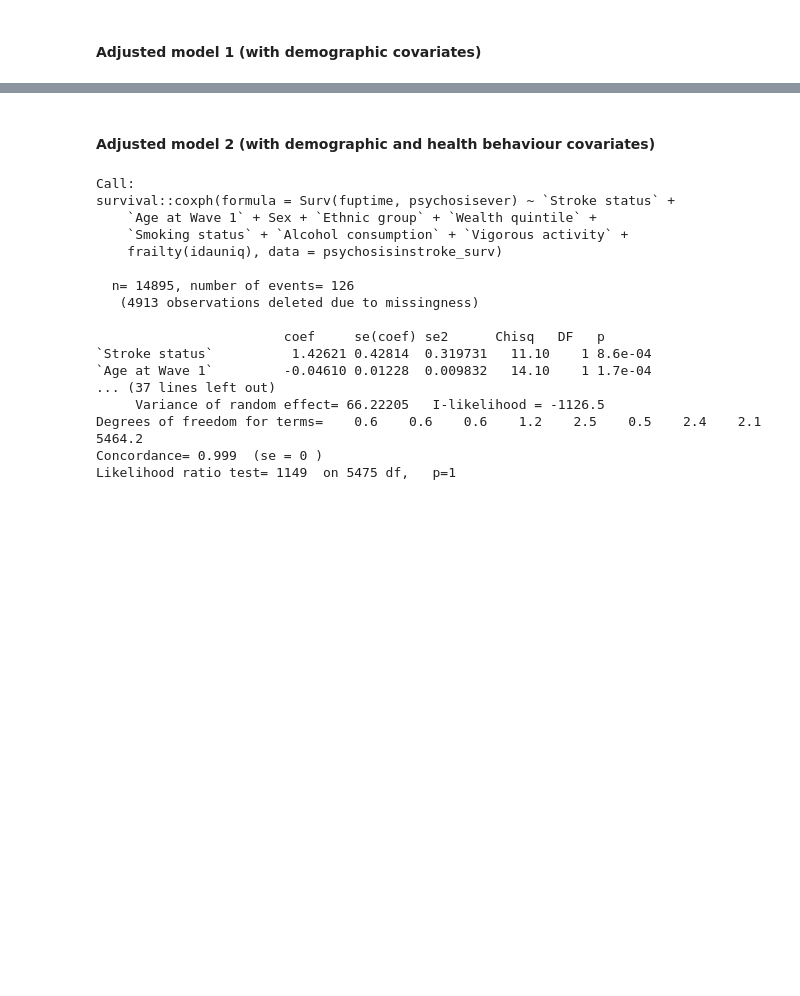
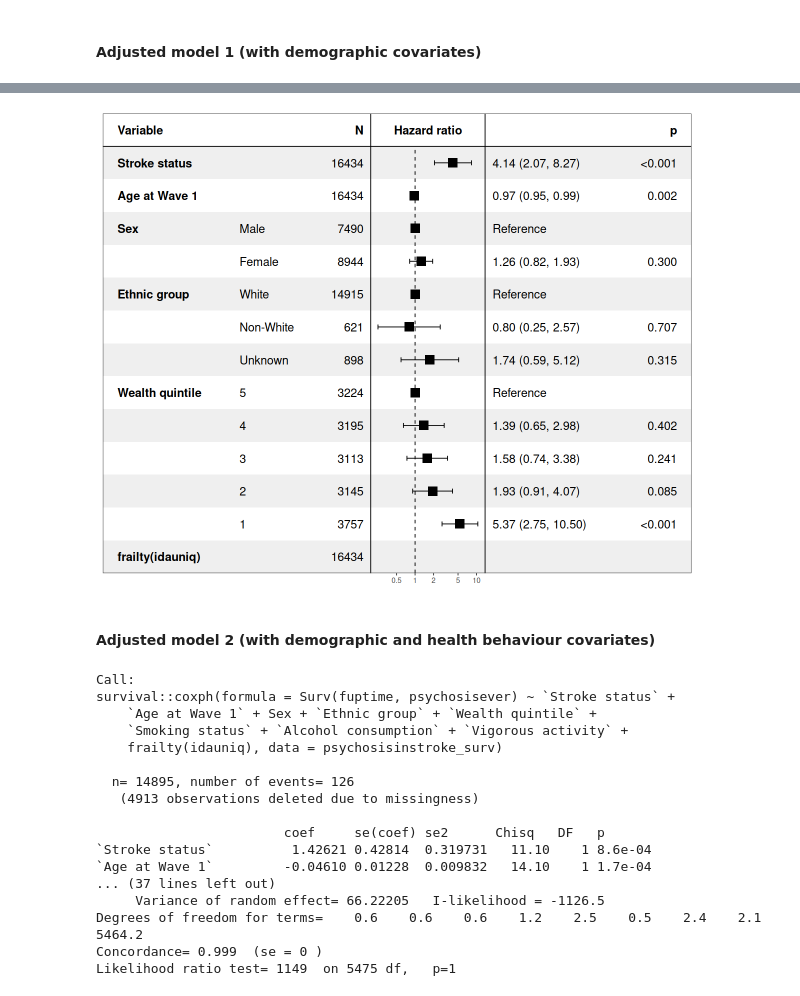
Before and after one commit to vaughanbell/longitudinal-stroke-psychosis-ELSA, a Jupyter notebook: Richards-Belle_et_al_Psychosis_After_Stroke_Analysis.ipynb, the cells around one changed output, grey strips where cells are left out. Drawn from its saved outputs; the diff is of its cells as text; code cells hidden in the pictures; blank space fills up the shorter version.

```diff
--- a/Richards-Belle_et_al_Psychosis_After_Stroke_Analysis.ipynb
+++ b/Richards-Belle_et_al_Psychosis_After_Stroke_Analysis.ipynb
@@ -276,7 +269,7 @@ Warning message in recalculate_width_panels(panel_positions, mapped_text = mappe
 #### Adjusted model 1 (with demographic covariates)
 # %%
 psychosisinstroke_coxadj <-  survival::coxph(
-  Surv(fuptime, psychosisever) ~ `Stroke status`*Sex + `Age at Wave 1` + `Ethnic group` + `Wealth quintile` + frailty(idauniq),
+  Surv(fuptime, psychosisever) ~ `Stroke status` + `Age at Wave 1` + Sex + `Ethnic group` + `Wealth quintile` + frailty(idauniq),
   data = psychosisinstroke_surv
 )
 
@@ -307,0 +295,7 @@ Warning message in recalculate_width_panels(panel_positions, mapped_text = mappe
+# %%
+# Set plot size
+options(repr.plot.width=10, repr.plot.height=8)
+
+# Plot
+forest_model(psychosisinstroke_coxadj)
+# %% [output]
@@ -308,3 +304,4 @@ Warning message in recalculate_width_panels(panel_positions, mapped_text = mappe
+[figure, added]
 # %% [markdown]
 #### Adjusted model 2 (with demographic and health behaviour covariates)
 # %%
```
Also changed, not shown: parts of 54 cells of this notebook, 1 other file.
